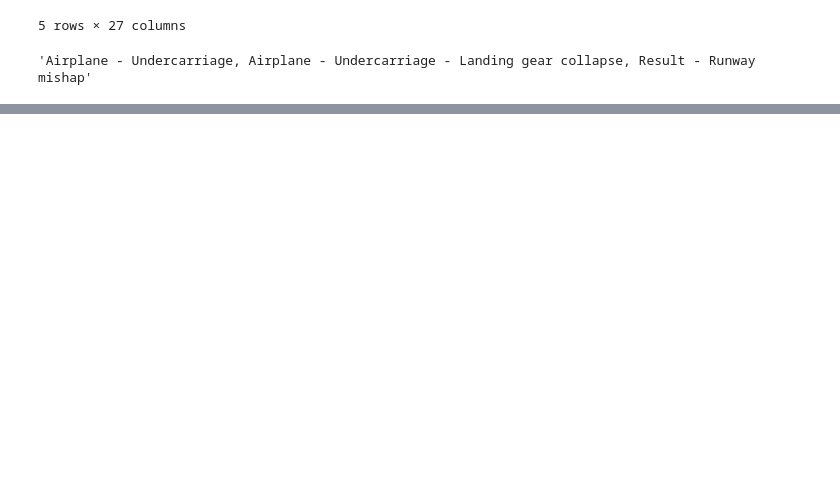
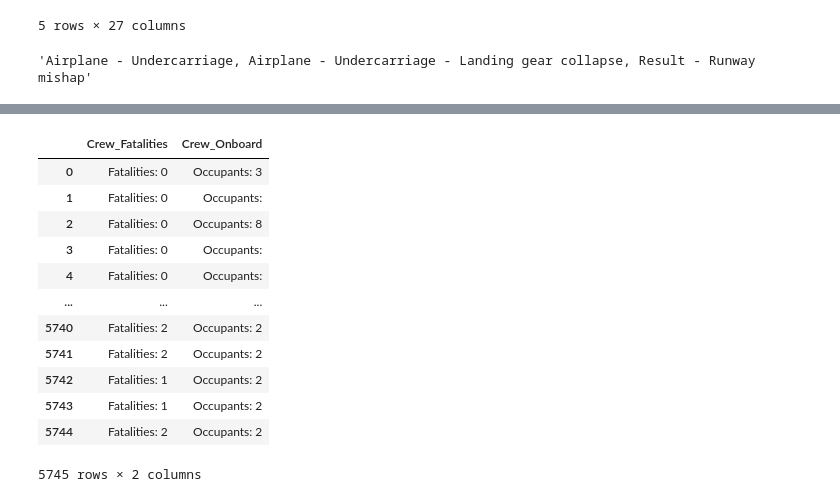
Before and after one commit to claudiaelliotwilson/aviation_incident_analysis, a Jupyter notebook: Aircraft_Incident_analysis.ipynb, the cells around one changed output, grey strips where cells are left out. Drawn from its saved outputs; the diff is of its cells as text; code cells hidden in the pictures; blank space fills up the shorter version.

```diff
--- a/Aircraft_Incident_analysis.ipynb
+++ b/Aircraft_Incident_analysis.ipynb
@@ -234,0 +385,22 @@ df_clean['Incident_Cause(es)'][1]
+# %%
+# we want to split into onboard_crewX, fatalities_crewX, onboard_passengers, fatalities_crew, onboard_total, fatalities_total
+# could take it further later to look at survival rate/percent fatalities
+
+# split on the / then trim the text
+df_clean[['Crew_Fatalities','Crew_Onboard']] = df_clean['Onboard_Crew'].str.split('/', n=1, expand = True)
+# %%
+df_clean[['Crew_Fatalities','Crew_Onboard']]
+# %% [output]
+|  | Crew_Fatalities | Crew_Onboard |
+| 0 | Fatalities: 0 | Occupants: 3 |
+| 1 | Fatalities: 0 | Occupants: |
+| 2 | Fatalities: 0 | Occupants: 8 |
+| 3 | Fatalities: 0 | Occupants: |
+| 4 | Fatalities: 0 | Occupants: |
+| ... | ... | ... |
+| 5740 | Fatalities: 2 | Occupants: 2 |
+| 5741 | Fatalities: 2 | Occupants: 2 |
+| 5742 | Fatalities: 1 | Occupants: 2 |
+| 5743 | Fatalities: 1 | Occupants: 2 |
+| 5744 | Fatalities: 2 | Occupants: 2 |
+5745 rows × 2 columns
```
Also changed, not shown: parts of 19 cells of this notebook.
